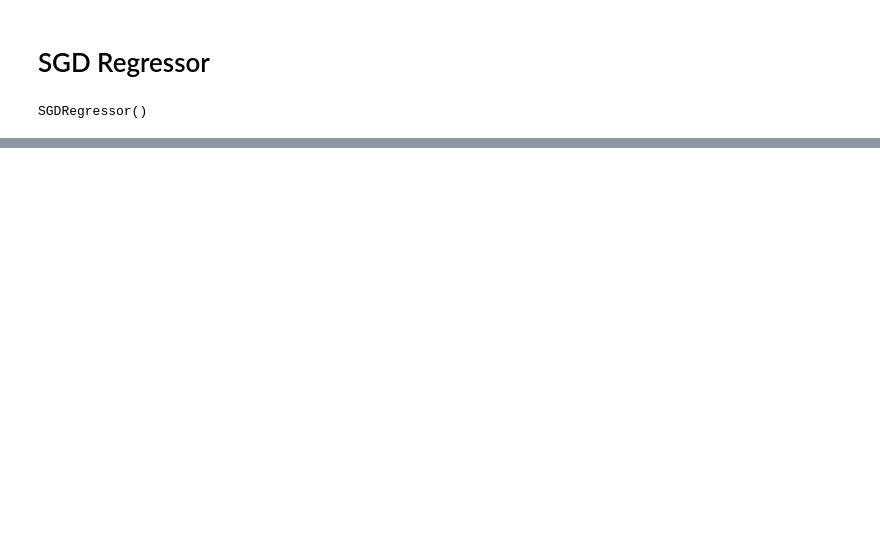
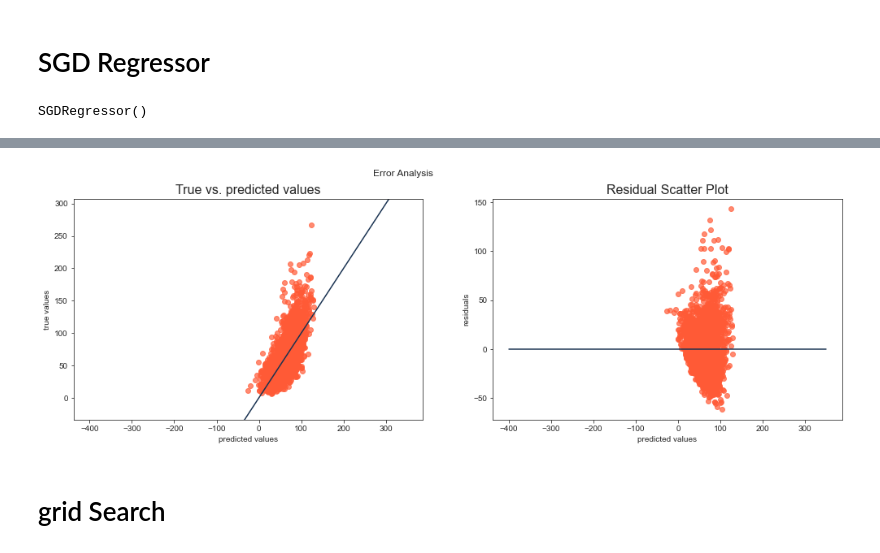
Before and after one commit to sm4rtm4art/airquality, a Jupyter notebook: sgdregressor.ipynb, the cells around one changed output, grey strips where cells are left out. Cells and saved outputs as stored; diff of their text form; code cells hidden in the pictures; blank space fills up the shorter version.

```diff
--- a/sgdregressor.ipynb
+++ b/sgdregressor.ipynb
@@ -18,8 +18,8 @@ plt.rcParams["figure.figsize"] = (7,4)
 # %%
 # Import Data
 
-data = pd.read_csv('data/data_prep_reg.csv', index_col=[0])
-
+#data = pd.read_csv('data/data_prep_reg.csv', index_col=[0])
+data = pd.read_csv('data/data_prep_feat.csv', index_col=[0])
 #fillna
 data = data.fillna(data.mean())
 print(f'Data: {data.shape}')
@@ -145,0 +150,7 @@ error_analysis(y_test, y_pred_test)
+# %%
+# error analysis train:
+error_analysis(y_train, y_pred_train_scaled)
+# %% [output]
+[figure, added]
+# %% [markdown]
+# grid Search
```
Also changed, not shown: parts of 11 cells of this notebook, 3 other files.
